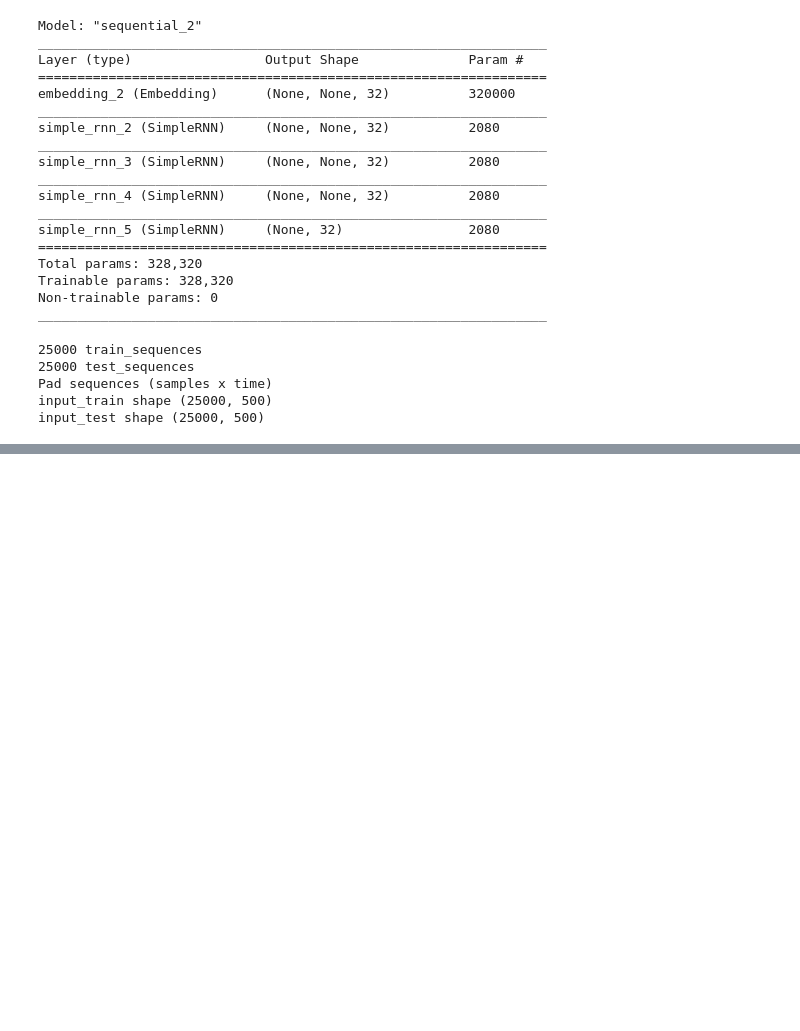
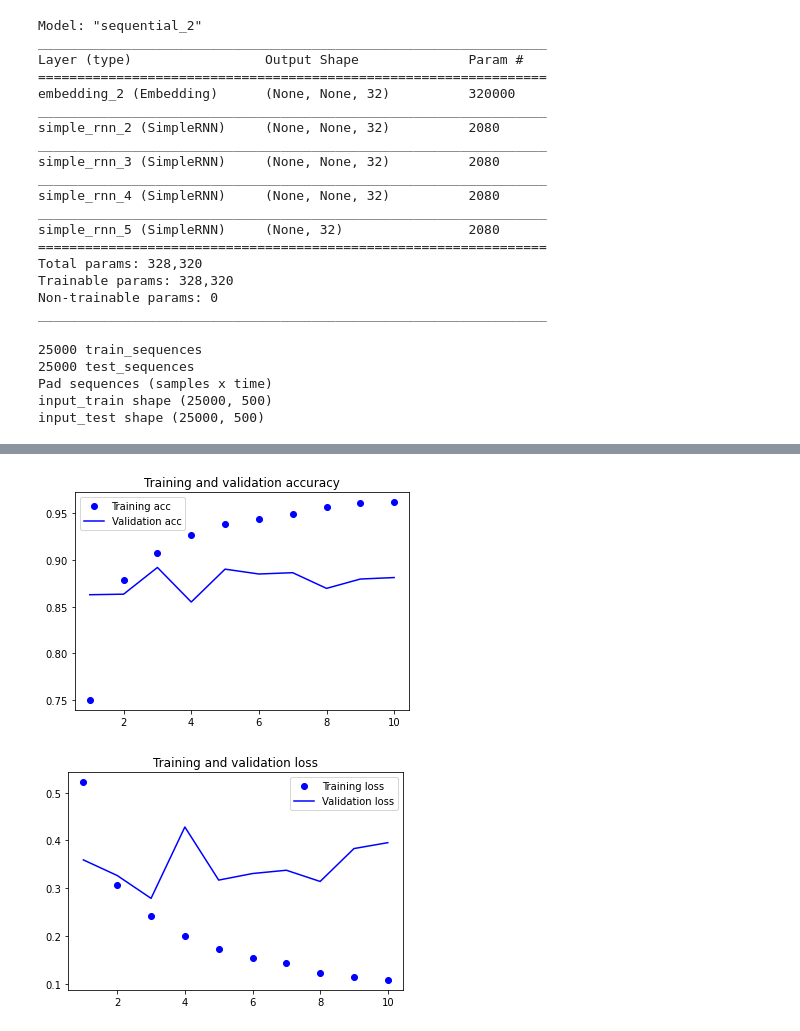
Before and after one commit to KimHS0915/keras-deep-learning-with-python, a Jupyter notebook: 06/recurrent-neural-network.ipynb, the cells around one changed output, grey strips where cells are left out. Cells and saved outputs as stored; diff of their text form; code cells hidden in the pictures; blank space fills up the shorter version.

Commit message:
LSTM and GRU

```diff
--- a/06/recurrent-neural-network.ipynb
+++ b/06/recurrent-neural-network.ipynb
@@ -177,0 +178,15 @@ plot_acc_n_loss(history)
+# %%
+from tensorflow.keras.layers import LSTM
+
+model = Sequential()
+model.add(Embedding(max_features, 32))
+model.add(LSTM(32))
+model.add(Dense(1, activation='sigmoid'))
+
+model.compile(optimizer='rmsprop',
+              loss='binary_crossentropy',
+              metrics=['acc'])
+
+history = model.fit(input_train, y_train,
+                    epochs=10, batch_size=128,
+                    validation_split=0.2)
@@ -177,0 +214,5 @@ plot_acc_n_loss(history)
+# %%
+plot_acc_n_loss(history)
+# %% [output]
+[figure, added]
+[figure, added]
```
Also changed, not shown: parts of 5 cells of this notebook.
